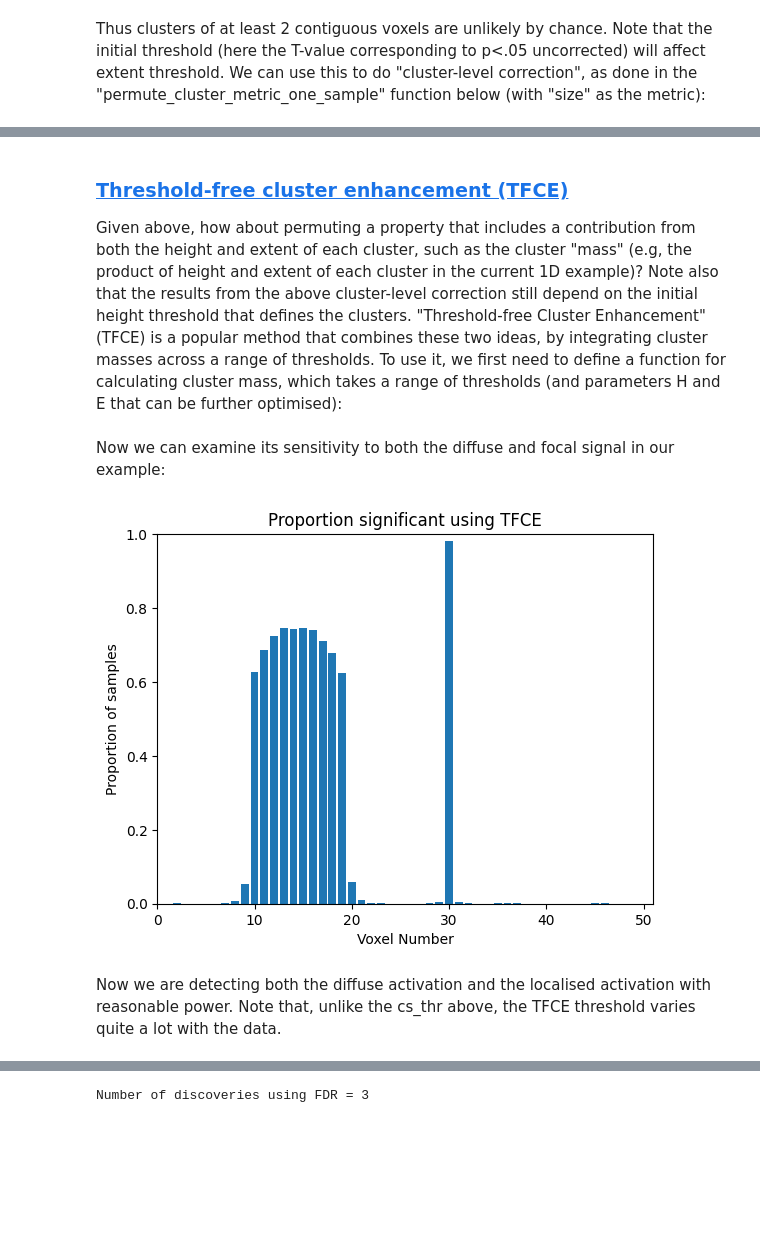
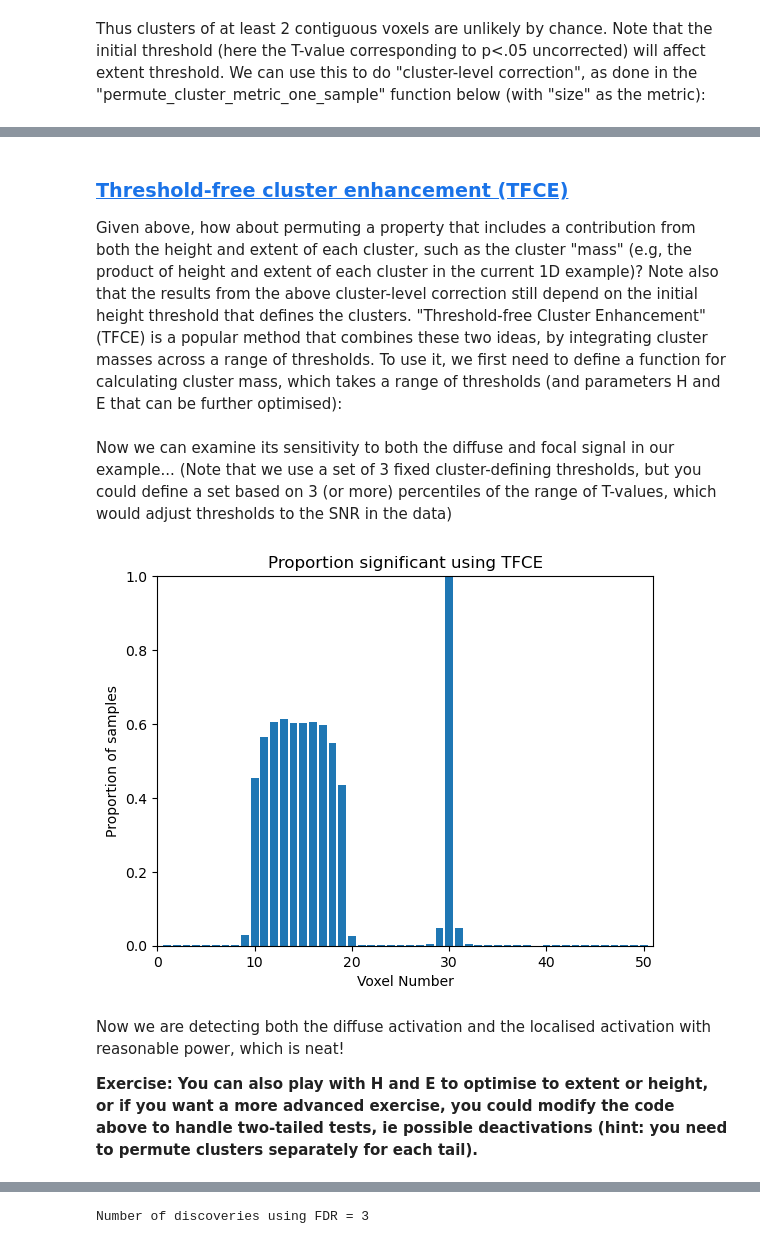
Before and after one commit to RikHenson/CognesticStats, a Jupyter notebook: cognestic_stats_python.ipynb, the cells around one changed output, grey strips where cells are left out. Cells and saved outputs as stored; diff of their text form; code cells hidden in the pictures; blank space fills up the shorter version.

```diff
--- a/cognestic_stats_python.ipynb
+++ b/cognestic_stats_python.ipynb
@@ -746,16 +746,16 @@ With only 50 voxels and hence small range of cluster sizes, we need to lower the
 # %%
 num_samp = int(1e4) # reduce if need to speed up
-cluster_defining_Tval = np.array([0.5]) # initial cluster-defining height threshold
+#cluster_defining_Tval = 0.5 # if want to reduce initial cluster-defining height threshold
 cs = np.empty([num_samp,num_tests])
 cs_thr = np.empty(num_samp)
 for s in range(num_samp):
     ys = np.squeeze(y_signal[:,:,s])
     T = one_t(ys)
-    if s==1: # Faster to estimate from one sample, since all samples asymptotically equivalent
-        cs_thr[s] = permute_cluster_metric_one_sample(ys,cluster_defining_Tval,alpha,num_rand,'size')
+    if s==0: # Faster to estimate from one sample, since all samples asymptotically equivalent
+        cs_thr[s] = permute_cluster_metric_one_sample(ys,np.array([cluster_defining_Tval]),alpha,num_rand,'size')
     else:
-        cs_thr[s] = cs_thr[1]
-    #    cs_thr[s] = permute_cluster_metric_one_sample(ys,cluster_defining_Tval,alpha,num_rand,'size')
+        cs_thr[s] = cs_thr[0]
+    #    cs_thr[s] = permute_cluster_metric_one_sample(ys,np.array([cluster_defining_Tval]),alpha,num_rand,'size')
     cs[s,:] = label_with_cluster_size(T,cluster_defining_Tval)
     cs[s,:] = (cs[s,:] > cs_thr[s])
 plt.figure(); plt.bar(np.arange(1, num_tests+1), np.sum(cs, axis=0) / num_samp)
@@ -774,7 +774,7 @@ Notice that the diffuse cluster is now detected reasonably well, but the localis
 Note that there are parametric versions that correct FWE for peak or cluster extent using "Random Field Theory" but they are beyond the present scope. They also make more assumptions, such as requiring data to have a minimal smoothness, and a sufficiently stringent initial threshold for defining cluster size.
 # %% [markdown]
 <a id='toc1_5_3_'></a>
-### [Threshold-free cluster enhancement (TFCE)](#toc0_)
+### <a id='toc1_6_3_'></a>[Threshold-free cluster enhancement (TFCE)](#toc0_)
 
 Given above, how about permuting a property that includes a contribution from both the height and extent of each cluster, such as the cluster "mass" (e.g, the product of height and extent of each cluster in the current 1D example)? Note also that the results from the above cluster-level correction still depend on the initial height threshold that defines the clusters. "Threshold-free Cluster Enhancement" (TFCE) is a popular method that combines these two ideas, by integrating cluster masses across a range of thresholds. To use it, we  first need to define a function for calculating cluster mass, which takes a range of thresholds (and parameters H and E that can be further optimised):
 # %%
@@ -790,32 +790,36 @@ def label_with_cluster_TFCE(x,thrs,H=1,E=1):
         dp = ep - sp  # Length of segments
         for c in range(len(dp)): # Fill cm with the masses of segments
             cm = dp[c]**E * x[sp[c]:ep[c]]**H
-            TFCE[sp[c]:ep[c]] = TFCE[sp[c]:ep[c]] + cm
+            TFCE[sp[c]:ep[c]] = TFCE[sp[c]:ep[c]] + np.sum(cm)
     return TFCE
-# %% [markdown]
-Now we can examine its sensitivity to both the diffuse and focal signal in our example:
+# %% [markdown]
+Now we can examine its sensitivity to both the diffuse and focal signal in our example... (Note that we use a set of 3 fixed cluster-defining thresholds, but you could define a set based on 3 (or more) percentiles of the range of T-values, which would adjust thresholds to the SNR in the data)
 # %%
+p_range = np.array([0.05, 0.01, 0.001]) # range of cluster-defining p-values (can add more, but will take more time)
+T_range = Tinv(samp_size-1, 1-p_range)  # ...equivalent T-values
+
 cm = np.empty([num_samp,num_tests])
 cm_thr = np.empty(num_samp)
 for s in range(num_samp):
     ys = np.squeeze(y_signal[:,:,s])
     T = one_t(ys)
-    thrs = np.percentile(T, np.arange(60, 91, 10)) # Choose 4 thresholds so not too slow
-    if s==1: # Faster to estimate from one sample, since all samples asymptotically equivalent
-        cm_thr[s] = permute_cluster_metric_one_sample(ys,thrs,alpha,num_rand,'TFCE')
+    if s==0: # Faster to estimate from one sample, since all samples asymptotically equivalent
+        cm_thr[s] = permute_cluster_metric_one_sample(ys,T_range,alpha,num_rand,'TFCE')
     else:
-        cm_thr[s] = cm_thr[1]
-    #    cm_thr[s] = permute_cluster_metric_one_sample(ys,thrs,alpha,num_rand,'TFCE')
-    cm[s,:] = label_with_cluster_TFCE(T,thrs)
+        cm_thr[s] = cm_thr[0]
+    #    cm_thr[s] = permute_cluster_metric_one_sample(ys,T_range,alpha,num_rand,'TFCE')
+    cm[s,:] = label_with_cluster_TFCE(T,T_range)
     cm[s,:] = (cm[s,:] > cm_thr[s])
 plt.figure(); plt.bar(np.arange(1, num_tests+1), np.sum(cm, axis=0) / num_samp)
 plt.title('Proportion significant using TFCE'); plt.axis([0, num_tests+1, 0, 1]);
 plt.xlabel('Voxel Number'); plt.ylabel('Proportion of samples');
 pr = np.sum(np.any(cm, axis=1)) / num_samp
 #print(f'Family-wise positive rate using TFCE = {pr:.3f}')
 # %% [output]
-[figure, old version]
+[figure, new version]
-# %% [markdown]
-Now we are detecting both the diffuse activation and the localised activation with reasonable power. Note that, unlike the cs_thr above, the TFCE threshold varies quite a lot with the data.
+# %% [markdown]
+Now we are detecting both the diffuse activation and the localised activation with reasonable power, which is neat!
+
+**Exercise: You can also play with H and E to optimise to extent or height, or if you want a more advanced exercise, you could modify the code above to handle two-tailed tests, ie possible deactivations (hint: you need to permute clusters separately for each tail).**
 # %% [markdown]
 <a id='toc1_6_)'></a>
```
Also changed, not shown: parts of 80 cells of this notebook, 5 other files.
